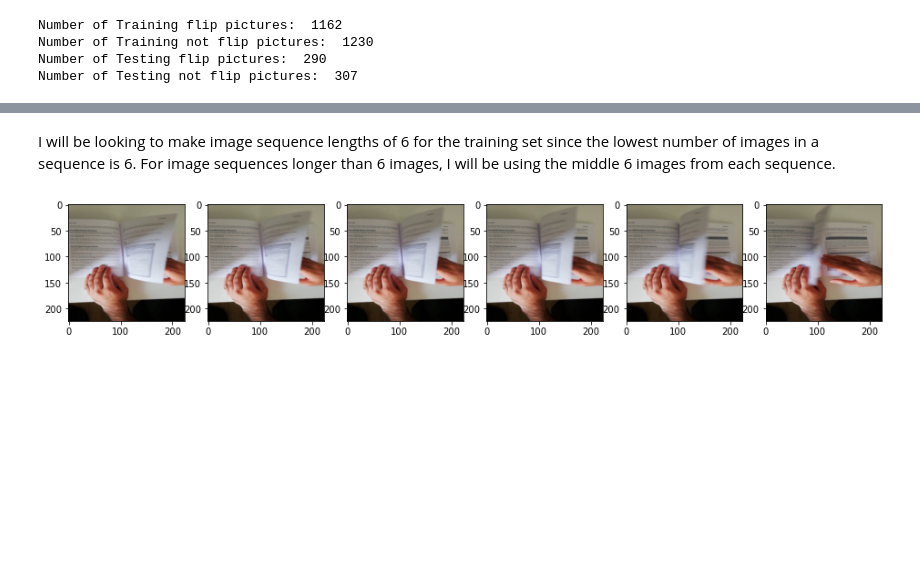
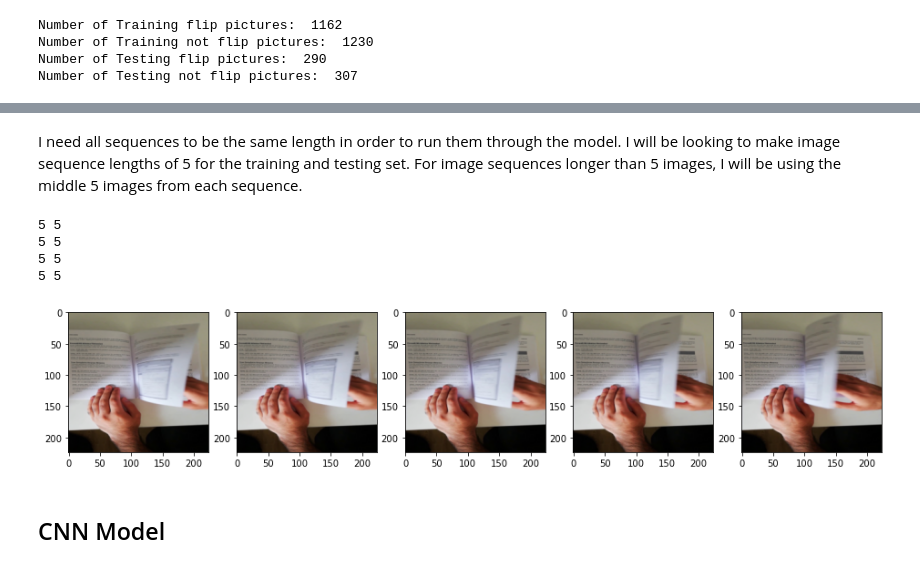
Before and after one commit to c-woo/MonReader, a Jupyter notebook: MonReader.ipynb, the cells around one changed output, grey strips where cells are left out. Saved outputs shown, nothing was run; the diff lists cells and outputs as text; code cells hidden in the pictures; blank space fills up the shorter version.

```diff
--- a/Untitled.ipynb
+++ b/MonReader.ipynb
@@ -550,3 +565,3 @@ print(min(map(len, test_notflip)))
 # %% [markdown]
-I will be looking to make image sequence lengths of 6 for the training set since the lowest number of images in a sequence is 6. For image sequences longer than 6 images, I will be using the middle 6 images from each sequence.
+I need all sequences to be the same length in order to run them through the model. I will be looking to make image sequence lengths of 5 for the training and testing set. For image sequences longer than 5 images, I will be using the middle 5 images from each sequence.
 # %%
@@ -563,16 +578,28 @@ for pics in [train_flip, train_notflip]:
             sequence[:] = sequence[front:]
         else:
             sequence[:] = sequence[front:-back]
-# %%
-## take a look at a sequence of images
-
-plt.figure(figsize=(16, 8))
-
-for i in range(6):
-    plt.subplot(2, 6, i+1)
-    plt.imshow(train_flip[0][i])
-# %% [output]
-[figure, removed]
+# %%
+## make sure the length of all sequences is the same
+
+print(min(map(len, train_flip)), max(map(len, train_flip)))
+print(min(map(len, train_notflip)), max(map(len, train_notflip)))
+print(min(map(len, test_flip)), max(map(len, test_flip)))
+print(min(map(len, test_notflip)), max(map(len, test_notflip)))
+# %% [output]
+5 5
+5 5
+5 5
+5 5
+# %%
+## take a look at a sequence of images
+
+plt.figure(figsize=(16, 8))
+
+for i in range(5):
+    plt.subplot(2, 5, i+1)
+    plt.imshow(train_flip[0][i])
+# %% [output]
+[figure, added]
 # %%
 ## combine training/testing flip/notflip images into a list
 
@@ -613,4 +640,6 @@ X_test = np.array(X_test)
 
 y_train = np.array(y_train)
 y_test = np.array(y_test)
+# %% [markdown]
+## CNN Model
 # %%
```
Also changed, not shown: parts of 29 cells of this notebook, 1 other file.
